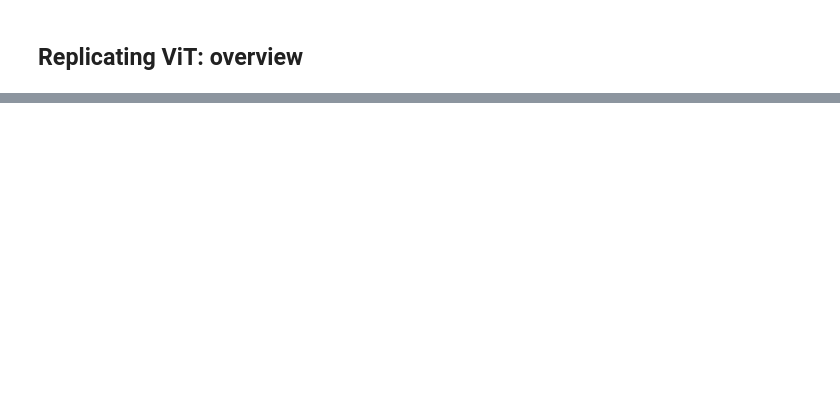
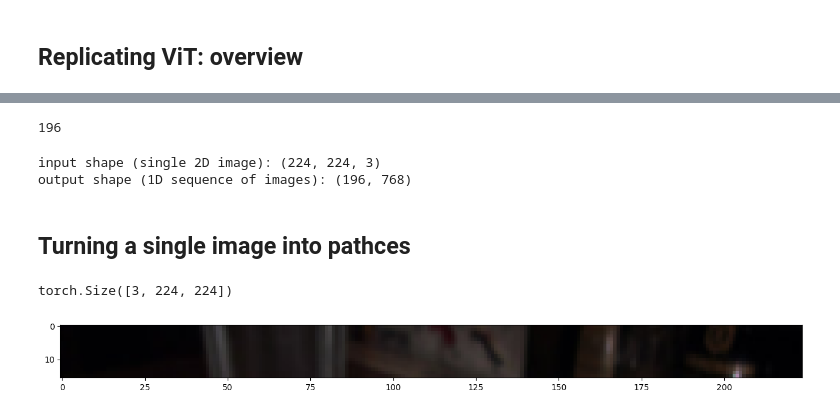
Before and after one commit to PWRXNDR/research-paper-replication-PyTorch, a Jupyter notebook: Replicating_ML_paper.ipynb, the cells around one changed output, grey strips where cells are left out. Cells and saved outputs as stored; diff of their text form; code cells hidden in the pictures; blank space fills up the shorter version.

```diff
--- a/Replicating_ML_paper.ipynb
+++ b/Replicating_ML_paper.ipynb
@@ -85,0 +90,36 @@ plt.axis(False);
+# %%
+height =224
+width = 224
+color_channels = 3
+patch_size = 16
+
+# Calculate the number of patches
+number_of_pathces = int((height * width) / patch_size**2)
+number_of_pathces
+# %% [output]
+196
+# %%
+embedding_layer = (height, width, color_channels)
+
+embedding_layer_output_shape = (number_of_pathces, patch_size**2 * color_channels)
+
+print(f'input shape (single 2D image): {embedding_layer}')
+print(f'output shape (1D sequence of images): {embedding_layer_output_shape}')
+# %% [output]
+input shape (single 2D image): (224, 224, 3)
+output shape (1D sequence of images): (196, 768)
+# %% [markdown]
+## Turning a single image into pathces
+# %%
+image.shape
+# %% [output]
+torch.Size([3, 224, 224])
+# %%
+image_permuted = image.permute(1,2,0)
+
+# index to plot the top row of pixels
+patch_size = 16
+plt.figure(figsize=(patch_size, patch_size))
+plt.imshow(image_permuted[:patch_size, :, :]);
+# %% [output]
+[figure, added]
```
Also changed, not shown: parts of 16 cells of this notebook.
